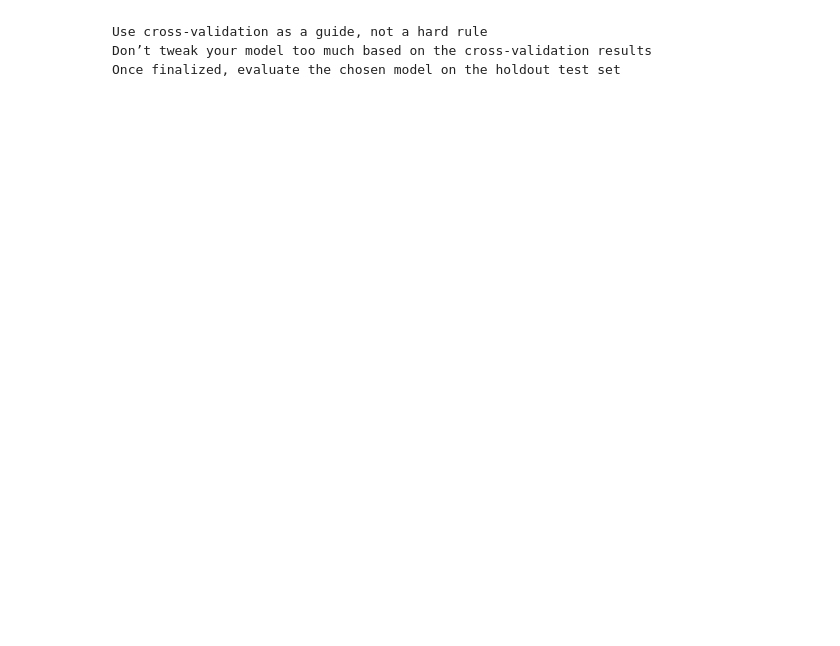
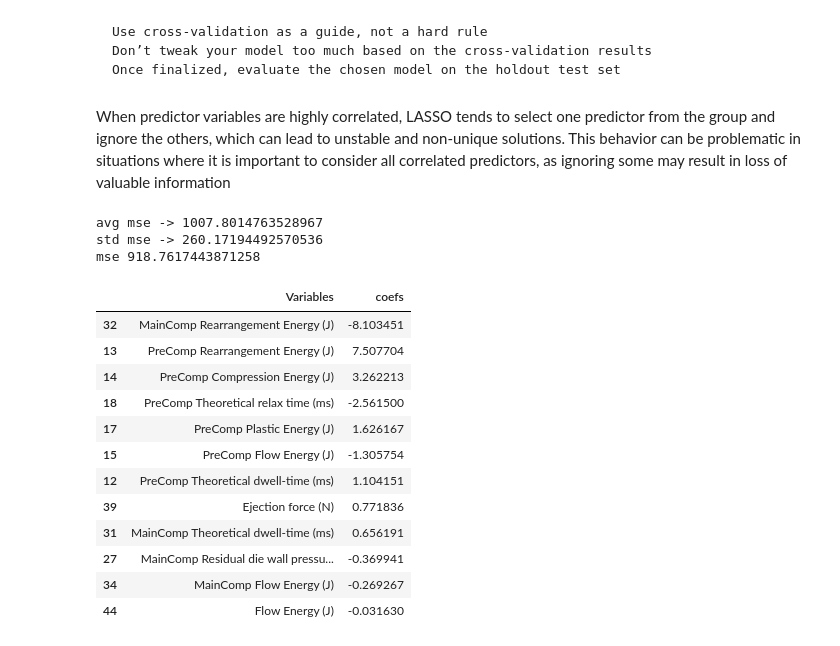
Before and after one commit to Enid-Ferns/classification, a Jupyter notebook: linear_reg.ipynb, the cells around one changed output. Cells and saved outputs as stored; diff of their text form; code cells hidden in the pictures; blank space fills up the shorter version.

```diff
--- a/linear_reg.ipynb
+++ b/linear_reg.ipynb
@@ -182,0 +183,23 @@ np.float64(332.982421875)
+# %% [markdown]
+When predictor variables are highly correlated, LASSO tends to select one predictor from the group and ignore the others, which can lead to unstable and non-unique solutions. This behavior can be problematic in situations where it is important to consider all correlated predictors, as ignoring some may result in loss of valuable information
+# %%
+# lasso
+from sklearn.linear_model import Lasso
+
+lasso = Lasso() # alpha is regularisation strength
+
+mse_scores = cross_val_score(lasso,X_train_scaled, Y_train, cv=kf, scoring=mse_scorer)
+print('avg mse ->',np.mean(mse_scores))
+print('std mse ->',np.std(mse_scores))
+
+
+lasso = lasso.fit(X_train_scaled,Y_train)
+
+y_pred = lasso.predict(X_test_scaled)
+
+
+print("mse", mean_squared_error(Y_test, y_pred))
+# %% [output]
+avg mse -> 1007.8014763528967
+std mse -> 260.17194492570536
+mse 918.7617443871258
@@ -182,0 +216,16 @@ np.float64(332.982421875)
+# %%
+df.sort_values(by = 'coefs', key=abs, ascending=False)
+# %% [output]
+|  | Variables | coefs |
+| 32 | MainComp Rearrangement Energy (J) | -8.103451 |
+| 13 | PreComp Rearrangement Energy (J) | 7.507704 |
+| 14 | PreComp Compression Energy (J) | 3.262213 |
+| 18 | PreComp Theoretical relax time (ms) | -2.561500 |
+| 17 | PreComp Plastic Energy (J) | 1.626167 |
+| 15 | PreComp Flow Energy (J) | -1.305754 |
+| 12 | PreComp Theoretical dwell-time (ms) | 1.104151 |
+| 39 | Ejection force (N) | 0.771836 |
+| 31 | MainComp Theoretical dwell-time (ms) | 0.656191 |
+| 27 | MainComp Residual die wall pressu... | -0.369941 |
+| 34 | MainComp Flow Energy (J) | -0.269267 |
+| 44 | Flow Energy (J) | -0.031630 |
```
Also changed, not shown: parts of 15 cells of this notebook.
